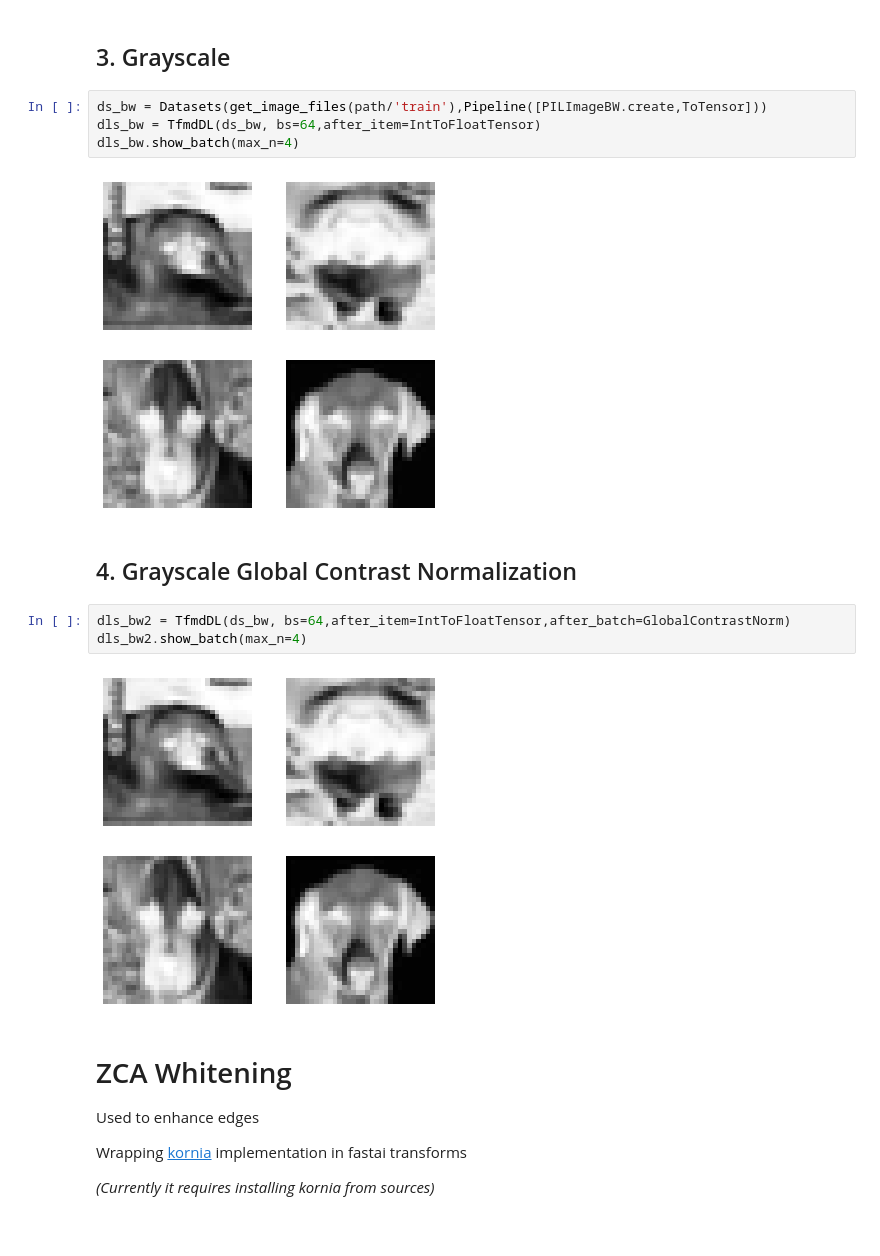
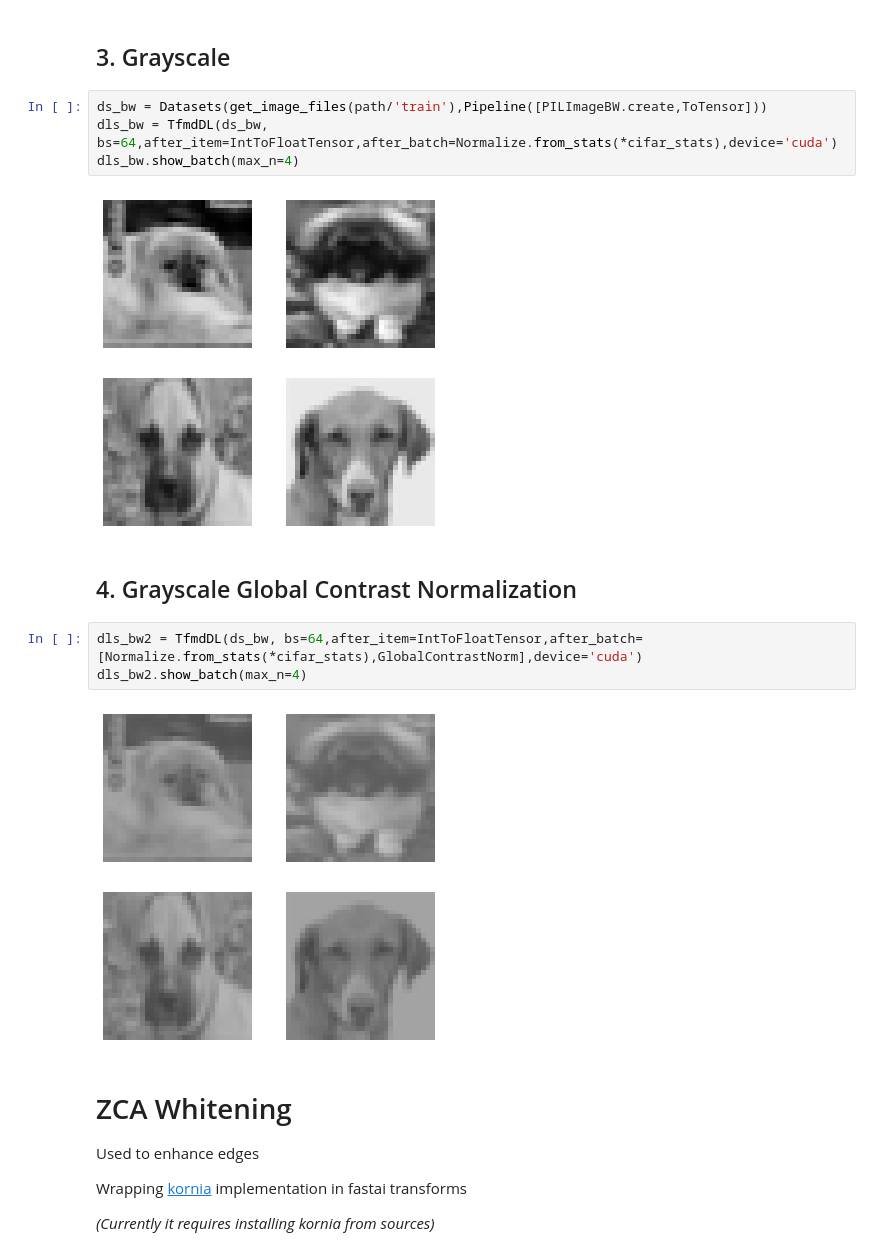
Before and after one commit to Kshitij09/fast_impl, a Jupyter notebook: nbs/preprocessing.ipynb, the cells around one changed output. Cells and saved outputs as stored; diff of their text form.

```diff
--- a/nbs/preprocessing.ipynb
+++ b/nbs/preprocessing.ipynb
@@ -84,17 +82,17 @@ dl2.show_batch(max_n=4)
 ## 3. Grayscale
 # %%
 ds_bw = Datasets(get_image_files(path/'train'),Pipeline([PILImageBW.create,ToTensor]))
-dls_bw = TfmdDL(ds_bw, bs=64,after_item=IntToFloatTensor)
+dls_bw = TfmdDL(ds_bw, bs=64,after_item=IntToFloatTensor,after_batch=Normalize.from_stats(*cifar_stats),device='cuda')
 dls_bw.show_batch(max_n=4)
 # %% [output]
-[figure, old version]
+[figure, new version]
 # %% [markdown]
 ## 4. Grayscale Global Contrast Normalization
 # %%
-dls_bw2 = TfmdDL(ds_bw, bs=64,after_item=IntToFloatTensor,after_batch=GlobalContrastNorm)
+dls_bw2 = TfmdDL(ds_bw, bs=64,after_item=IntToFloatTensor,after_batch=[Normalize.from_stats(*cifar_stats),GlobalContrastNorm],device='cuda')
 dls_bw2.show_batch(max_n=4)
 # %% [output]
-[figure, old version]
+[figure, new version]
 # %% [markdown]
 # ZCA Whitening
 Used to enhance edges
```
Also changed, not shown: parts of 9 cells of this notebook, 2 other files.
